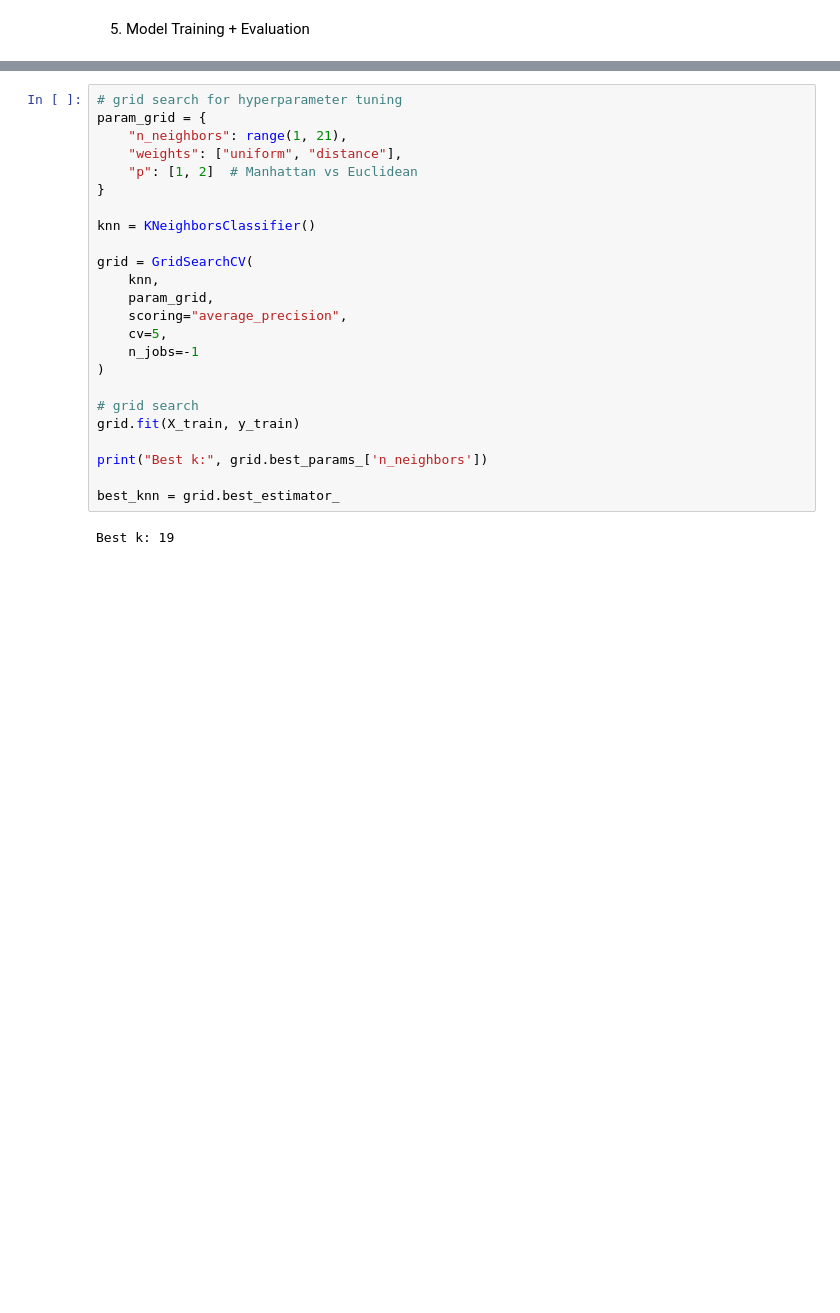
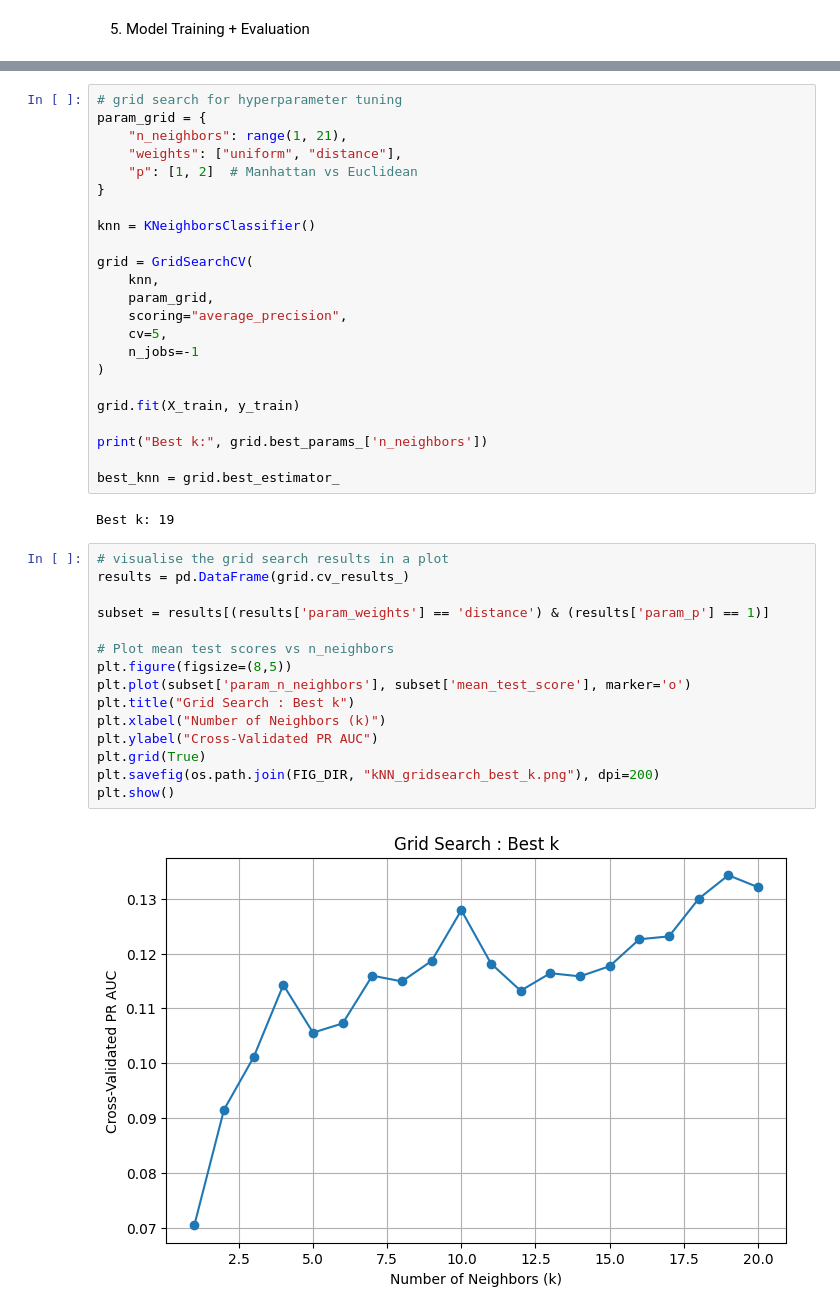
Before and after one commit to Aliff00/um-wie3007-data-mining-group14, a Jupyter notebook: notebooks/KNN.ipynb, the cells around one changed output, grey strips where cells are left out. Cells and saved outputs as stored; diff of their text form; blank space fills up the shorter version.

```diff
--- a/notebooks/KNN.ipynb
+++ b/notebooks/KNN.ipynb
@@ -152,7 +166,6 @@ grid = GridSearchCV(
     n_jobs=-1
 )
 
-# grid search
 grid.fit(X_train, y_train)
 
 print("Best k:", grid.best_params_['n_neighbors'])
@@ -160,5 +173,22 @@ print("Best k:", grid.best_params_['n_neighbors'])
 best_knn = grid.best_estimator_
 # %% [output]
 Best k: 19
+# %%
+# visualise the grid search results in a plot
+results = pd.DataFrame(grid.cv_results_)
+
+subset = results[(results['param_weights'] == 'distance') & (results['param_p'] == 1)]
+
+# Plot mean test scores vs n_neighbors
+plt.figure(figsize=(8,5))
+plt.plot(subset['param_n_neighbors'], subset['mean_test_score'], marker='o')
+plt.title("Grid Search : Best k")
+plt.xlabel("Number of Neighbors (k)")
+plt.ylabel("Cross-Validated PR AUC")
+plt.grid(True)
+plt.savefig(os.path.join(FIG_DIR, "kNN_gridsearch_best_k.png"), dpi=200)
+plt.show()
+# %% [output]
+[figure, added]
 # %%
 # Predictions
```
Also changed, not shown: parts of 3 cells of this notebook, 2 other files.
